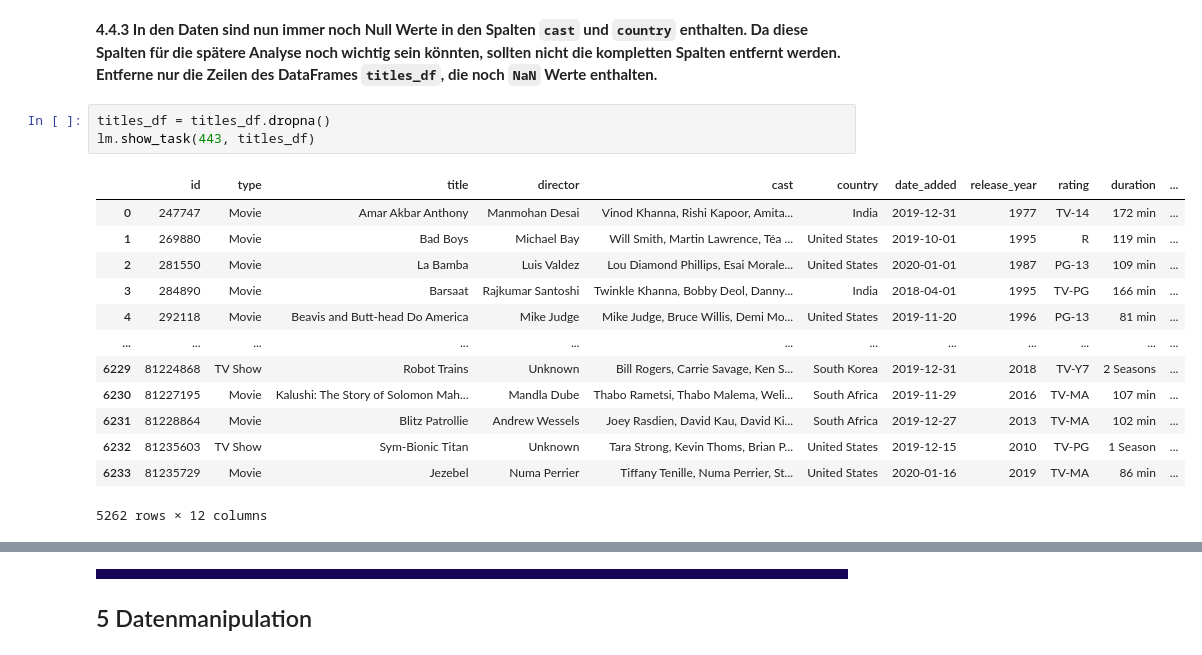
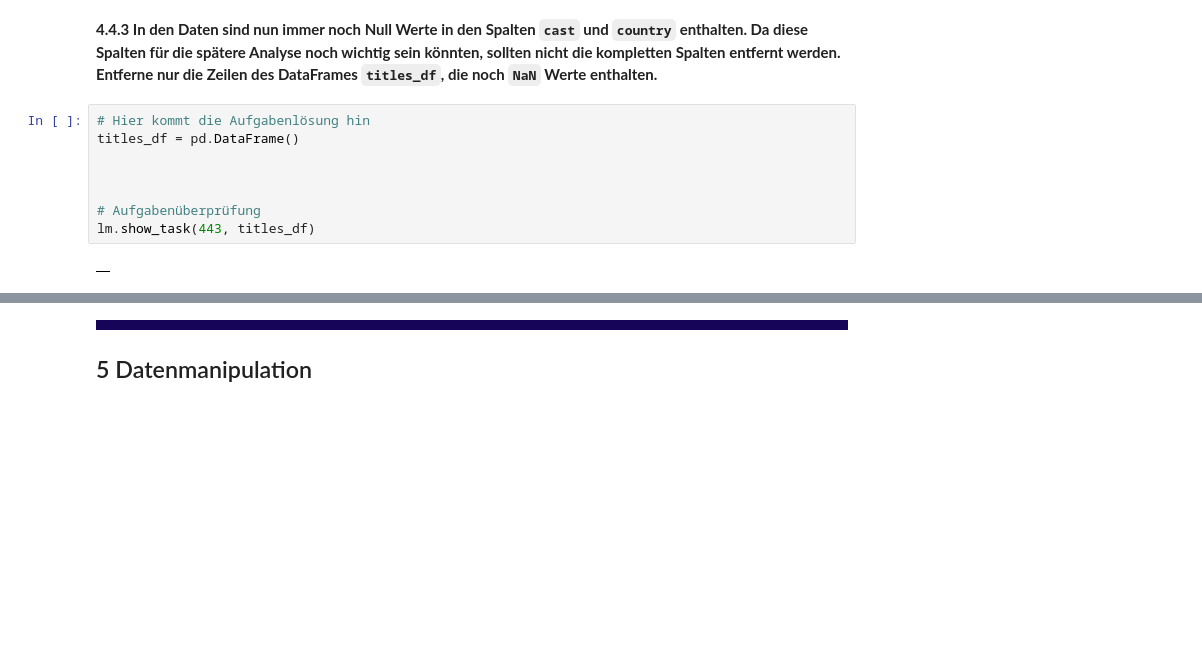
Before and after one commit to orca-nrw/lernmodul-pandas, a Jupyter notebook: index.ipynb, the cells around one changed output, grey strips where cells are left out. Drawn from its saved outputs; the diff is of its cells as text; blank space fills up the shorter version.

```diff
--- a/index.ipynb
+++ b/index.ipynb
@@ -1067,22 +986,15 @@ Das Ersetzen der Kategorie `UR` wird im Abschnitt [5.2 Manipulation von Daten](#
 # %% [markdown]
 **4.4.3 In den Daten sind nun immer noch Null Werte in den Spalten `cast` und `country` enthalten. Da diese Spalten für die spätere Analyse noch wichtig sein könnten, sollten nicht die kompletten Spalten entfernt werden. Entferne nur die Zeilen des DataFrames `titles_df`, die noch `NaN` Werte enthalten.**
 # %%
-titles_df = titles_df.dropna()
+# Hier kommt die Aufgabenlösung hin
+titles_df = pd.DataFrame()
+
+
+
+# Aufgabenüberprüfung
 lm.show_task(443, titles_df)
 # %% [output]
-|  | id | type | title | director | cast | country | date_added | release_year | rating | duration | ... |
-| 0 | 247747 | Movie | Amar Akbar Anthony | Manmohan Desai | Vinod Khanna, Rishi Kapoor, Amita... | India | 2019-12-31 | 1977 | TV-14 | 172 min | ... |
-| 1 | 269880 | Movie | Bad Boys | Michael Bay | Will Smith, Martin Lawrence, Téa ... | United States | 2019-10-01 | 1995 | R | 119 min | ... |
-| 2 | 281550 | Movie | La Bamba | Luis Valdez | Lou Diamond Phillips, Esai Morale... | United States | 2020-01-01 | 1987 | PG-13 | 109 min | ... |
-| 3 | 284890 | Movie | Barsaat | Rajkumar Santoshi | Twinkle Khanna, Bobby Deol, Danny... | India | 2018-04-01 | 1995 | TV-PG | 166 min | ... |
-| 4 | 292118 | Movie | Beavis and Butt-head Do America | Mike Judge | Mike Judge, Bruce Willis, Demi Mo... | United States | 2019-11-20 | 1996 | PG-13 | 81 min | ... |
-| ... | ... | ... | ... | ... | ... | ... | ... | ... | ... | ... | ... |
-| 6229 | 81224868 | TV Show | Robot Trains | Unknown | Bill Rogers, Carrie Savage, Ken S... | South Korea | 2019-12-31 | 2018 | TV-Y7 | 2 Seasons | ... |
-| 6230 | 81227195 | Movie | Kalushi: The Story of Solomon Mah... | Mandla Dube | Thabo Rametsi, Thabo Malema, Weli... | South Africa | 2019-11-29 | 2016 | TV-MA | 107 min | ... |
-| 6231 | 81228864 | Movie | Blitz Patrollie | Andrew Wessels | Joey Rasdien, David Kau, David Ki... | South Africa | 2019-12-27 | 2013 | TV-MA | 102 min | ... |
-| 6232 | 81235603 | TV Show | Sym-Bionic Titan | Unknown | Tara Strong, Kevin Thoms, Brian P... | United States | 2019-12-15 | 2010 | TV-PG | 1 Season | ... |
-| 6233 | 81235729 | Movie | Jezebel | Numa Perrier | Tiffany Tenille, Numa Perrier, St... | United States | 2020-01-16 | 2019 | TV-MA | 86 min | ... |
+|  |
-5262 rows × 12 columns
 [interactive output not drawn]
 [interactive output not drawn]
 # %% [markdown]
```
Also changed, not shown: parts of 35 cells of this notebook.
